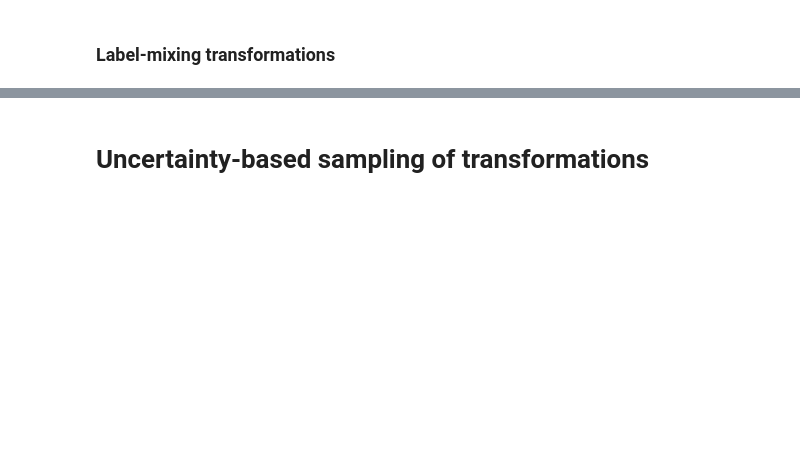
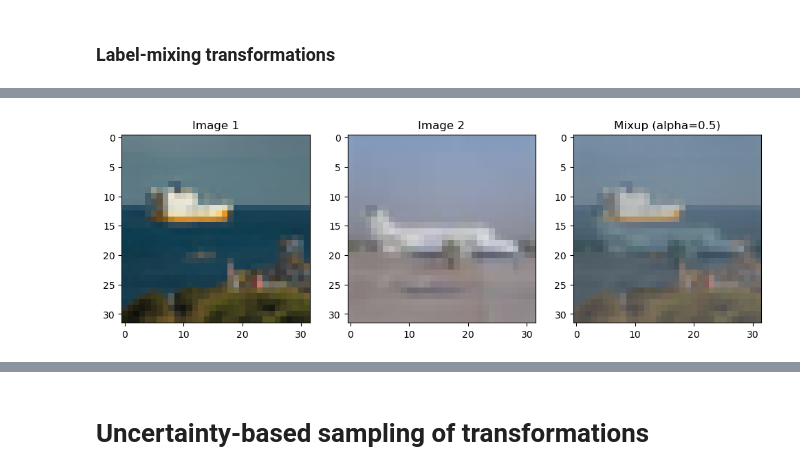
Before and after one commit to fga-0/automating_data_augmentation, a Jupyter notebook: Automating_the_art_of_data_augmentation.ipynb, the cells around one changed output, grey strips where cells are left out. Saved outputs shown, nothing was run; the diff lists cells and outputs as text; code cells hidden in the pictures; blank space fills up the shorter version.

```diff
--- a/Automating_the_art_of_data_augmentation.ipynb
+++ b/Automating_the_art_of_data_augmentation.ipynb
@@ -625,0 +650,6 @@ We will consider 3 categories of transformations which are :
+# %%
+image1 = lab_dataset[np.random.randint(0, len(lab_dataset))][0]
+image2 = lab_dataset[np.random.randint(0, len(lab_dataset))][0]
+utils.demo_mixup(image1=image1, image2=image2, alpha=0.5) # Change alpha to see different results
+# %% [output]
+[figure, added]
```
Also changed, not shown: parts of 26 cells of this notebook, 3 other files.
